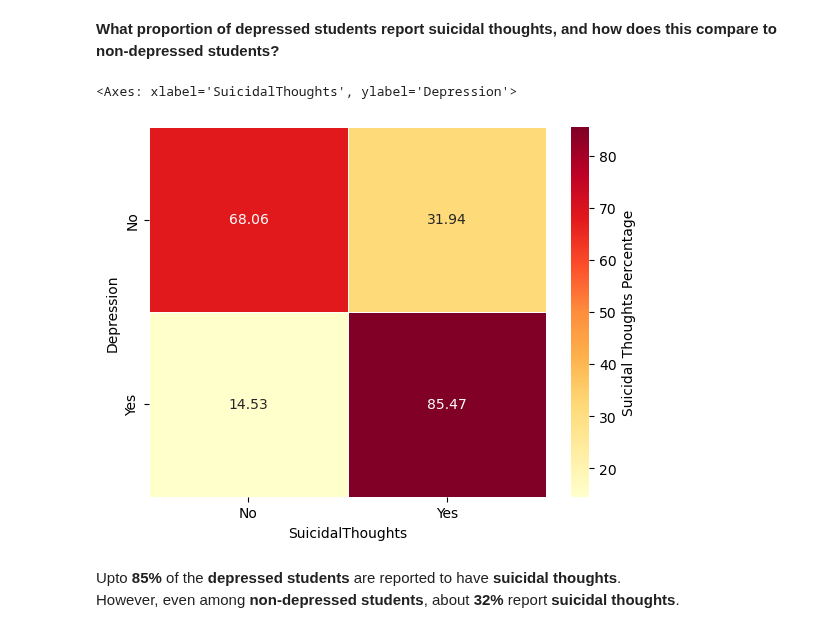
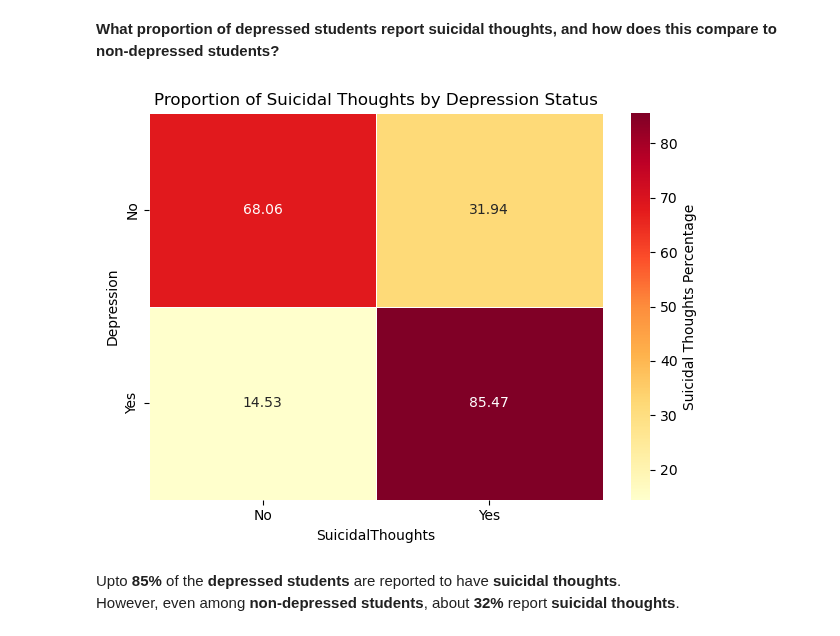
Before and after one commit to Siddharth-Saravanan/Student_Depression_Analysis_and_Prediction_using_Machine_Learning, a Jupyter notebook: student_depression_prediction.ipynb, the cells around one changed output. Drawn from its saved outputs; the diff is of its cells as text; code cells hidden in the pictures.

Commit message:
EDA: Bivariate - Added Q7 Plot title

```diff
--- a/student_depression_prediction.ipynb
+++ b/student_depression_prediction.ipynb
@@ -1185,16 +1185,18 @@ Note: Age distribution for Class 12 students is centered at **18–20 years**, b
 # %%
 suic_depr = pd.crosstab(depr_df['Depression'], depr_df['SuicidalThoughts'], normalize='index') * 100
 sns.heatmap(suic_depr,
             cmap='YlOrRd',
             annot=True,
             fmt='.2f',
             cbar_kws={'label':"Suicidal Thoughts Percentage"},
             yticklabels=['No', 'Yes'],
             linewidths=0.5
         )
+
+plt.title("Proportion of Suicidal Thoughts by Depression Status")
+plt.tight_layout()
 # %% [output]
-<Axes: xlabel='SuicidalThoughts', ylabel='Depression'>
-[figure, old version]
+[figure, new version]
 # %% [markdown]
 Upto **85%** of the **depressed students** are reported to have **suicidal thoughts**. <br>
 However, even among **non-depressed students**, about **32%** report **suicidal thoughts**.
```
